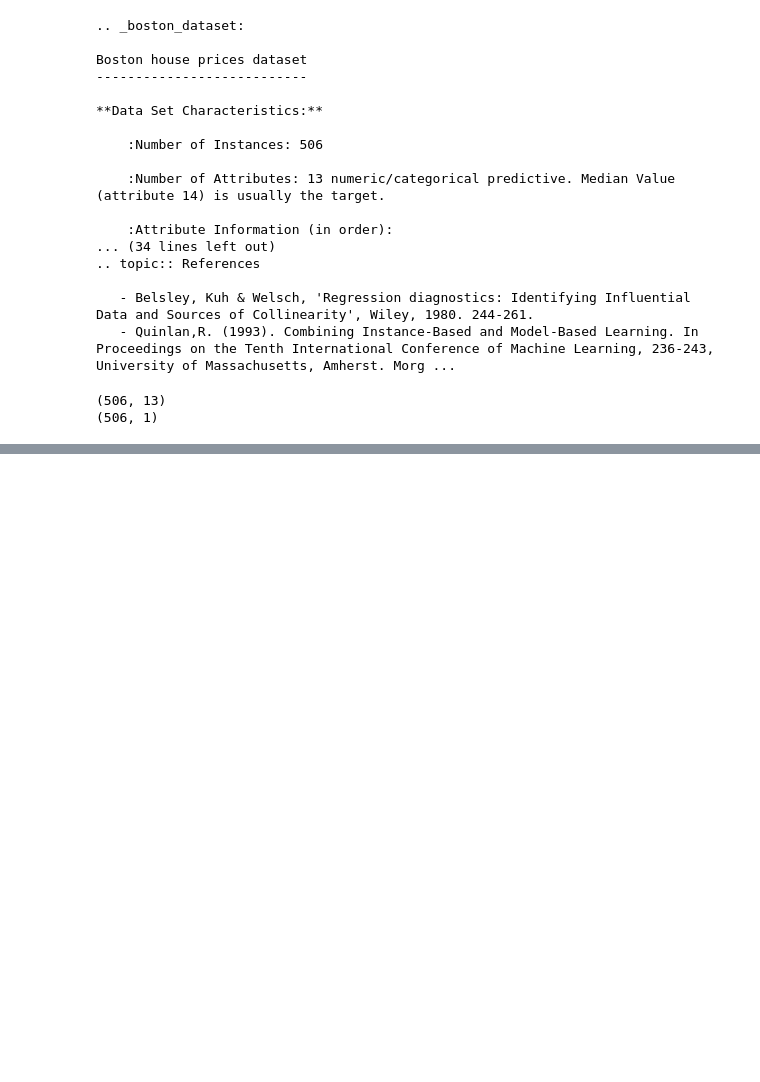
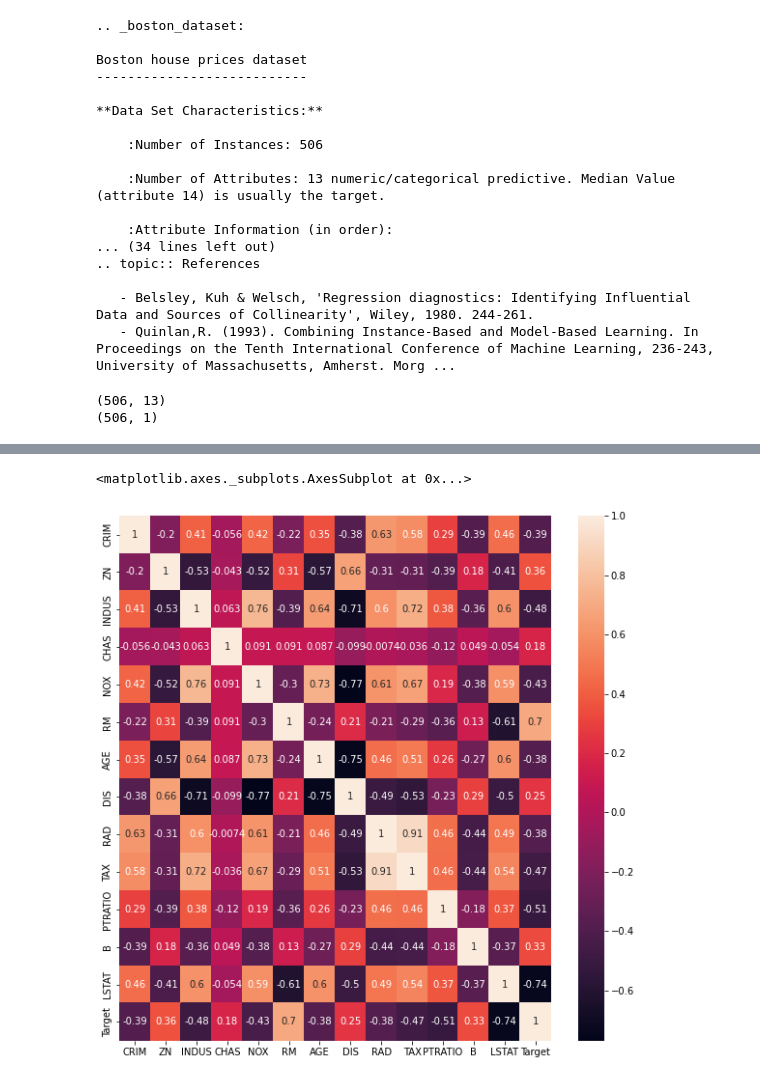
Before and after one commit to keunsooyoon/python202206, a Jupyter notebook: pythonbasic13_보스턴주택가격예측.ipynb, the cells around one changed output, grey strips where cells are left out. Cells and saved outputs as stored; diff of their text form; code cells hidden in the pictures; blank space fills up the shorter version.

```diff
--- a/pythonbasic13_보스턴주택가격예측.ipynb
+++ b/pythonbasic13_보스턴주택가격예측.ipynb
@@ -81,0 +82,3 @@ df =
+# %%
+df = pd.concat([data,target], axis=1)
+df
@@ -81,0 +161,6 @@ df =
+# %%
+plt.figure(figsize=(10,10))  # 전체 크기 즉 배경 크기 확대
+sns.heatmap(df.corr(), annot=True)
+# %% [output]
+<matplotlib.axes._subplots.AxesSubplot at 0x...>
+[figure, added]
```
Also changed, not shown: parts of 22 cells of this notebook.
